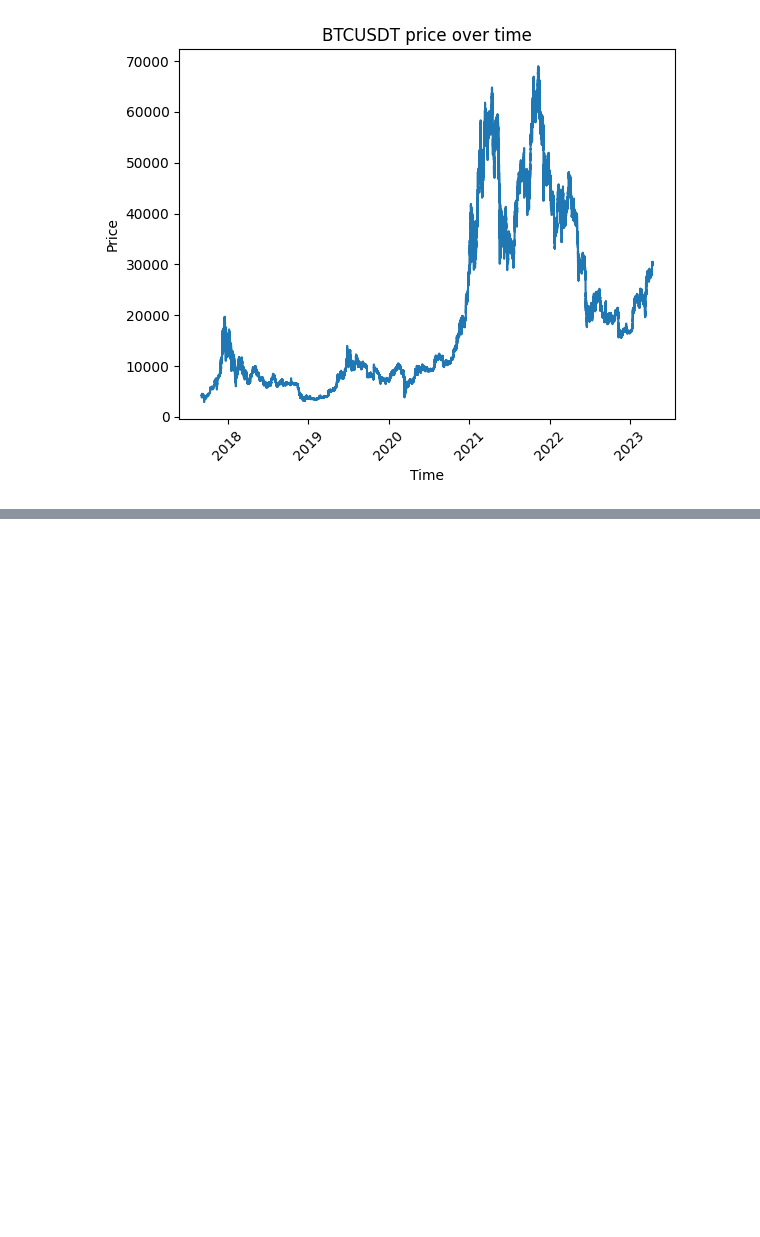
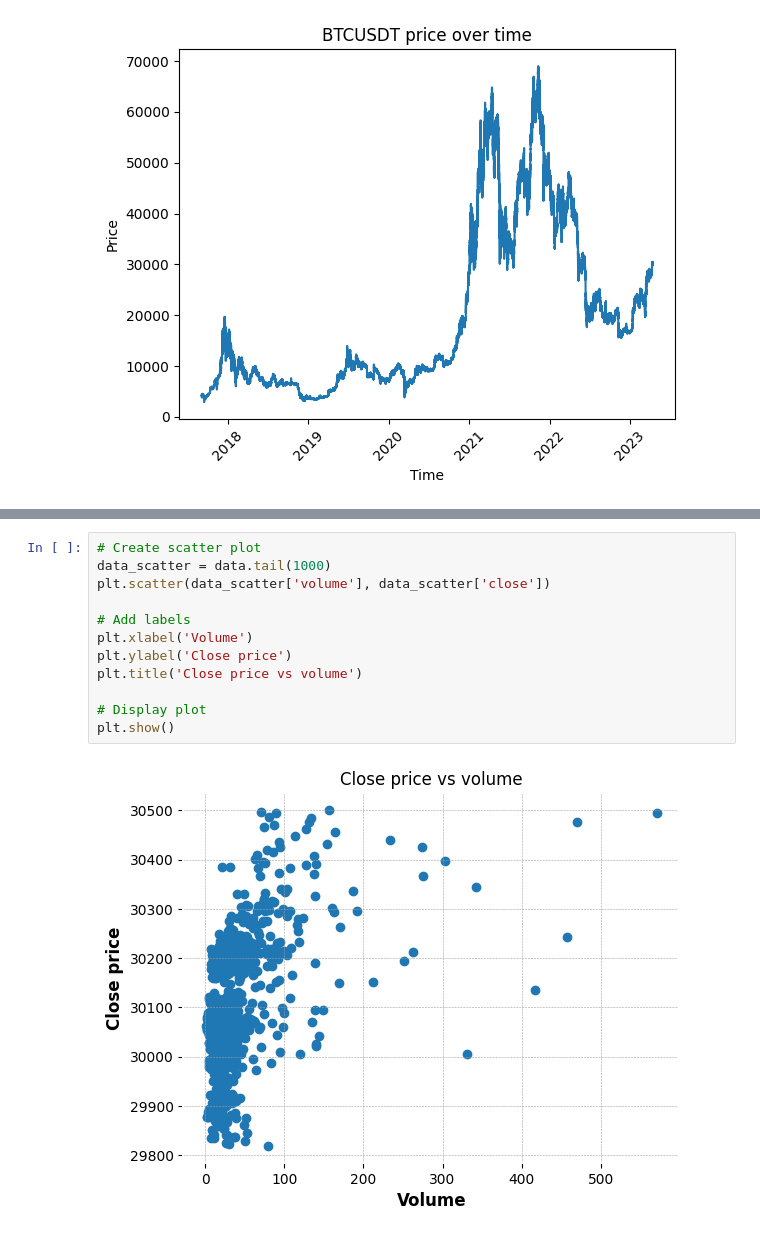
Before and after one commit to IhorRod/TechAnalysis-methods, a Jupyter notebook: notebooks/PZ1.ipynb, the cells around one changed output, grey strips where cells are left out. Saved outputs shown, nothing was run; the diff lists cells and outputs as text; blank space fills up the shorter version.

```diff
--- a/notebooks/PZ1.ipynb
+++ b/notebooks/PZ1.ipynb
@@ -108,0 +121,14 @@ TypeError: Expect data.index as DatetimeIndex
+# %%
+# Create scatter plot
+data_scatter = data.tail(1000)
+plt.scatter(data_scatter['volume'], data_scatter['close'])
+
+# Add labels
+plt.xlabel('Volume')
+plt.ylabel('Close price')
+plt.title('Close price vs volume')
+
+# Display plot
+plt.show()
+# %% [output]
+[figure, added]
```
Also changed, not shown: parts of 14 cells of this notebook.
